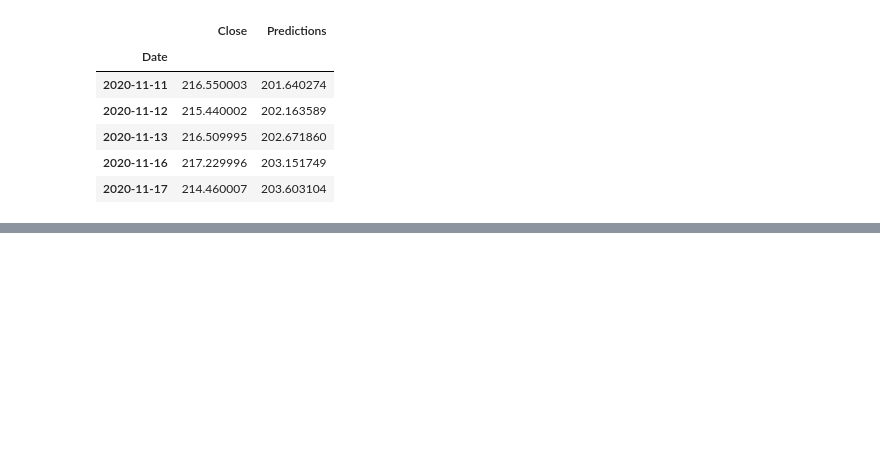
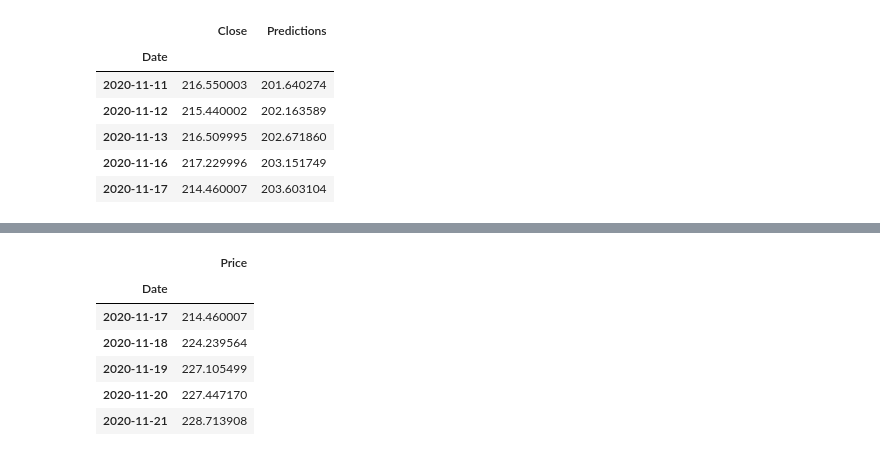
Before and after one commit to RITISHKARKIUNH/stockanalysis, a Jupyter notebook: Stock_Analysis.ipynb, the cells around one changed output, grey strips where cells are left out. Saved outputs shown, nothing was run; the diff lists cells and outputs as text; code cells hidden in the pictures; blank space fills up the shorter version.

```diff
--- a/Stock_Analysis.ipynb
+++ b/Stock_Analysis.ipynb
@@ -886,0 +917,6 @@ valid.tail()
+# %%
+# Taking previous 60 data
+x_input = test_data[len(test_data)-timestep:].reshape(1,-1)
+
+temp_input = list(x_input)
+temp_input = temp_input[0].tolist()
@@ -886,0 +964,20 @@ valid.tail()
+# %%
+pred_df = pd.DataFrame({'Date':lst_date})
+
+pred_df['Price'] = future_predictions
+
+pred_df = pd.concat([today_df,pred_df])
+
+pred_df['Date'] = pd.to_datetime(pred_df['Date'])
+
+pred_df = pred_df.set_index('Date')
+
+pred_df.head()
+# %% [output]
+|  | Price |
+| Date |  |
+| 2020-11-17 | 214.460007 |
+| 2020-11-18 | 224.239564 |
+| 2020-11-19 | 227.105499 |
+| 2020-11-20 | 227.447170 |
+| 2020-11-21 | 228.713908 |
```
Also changed, not shown: parts of 13 cells of this notebook.
